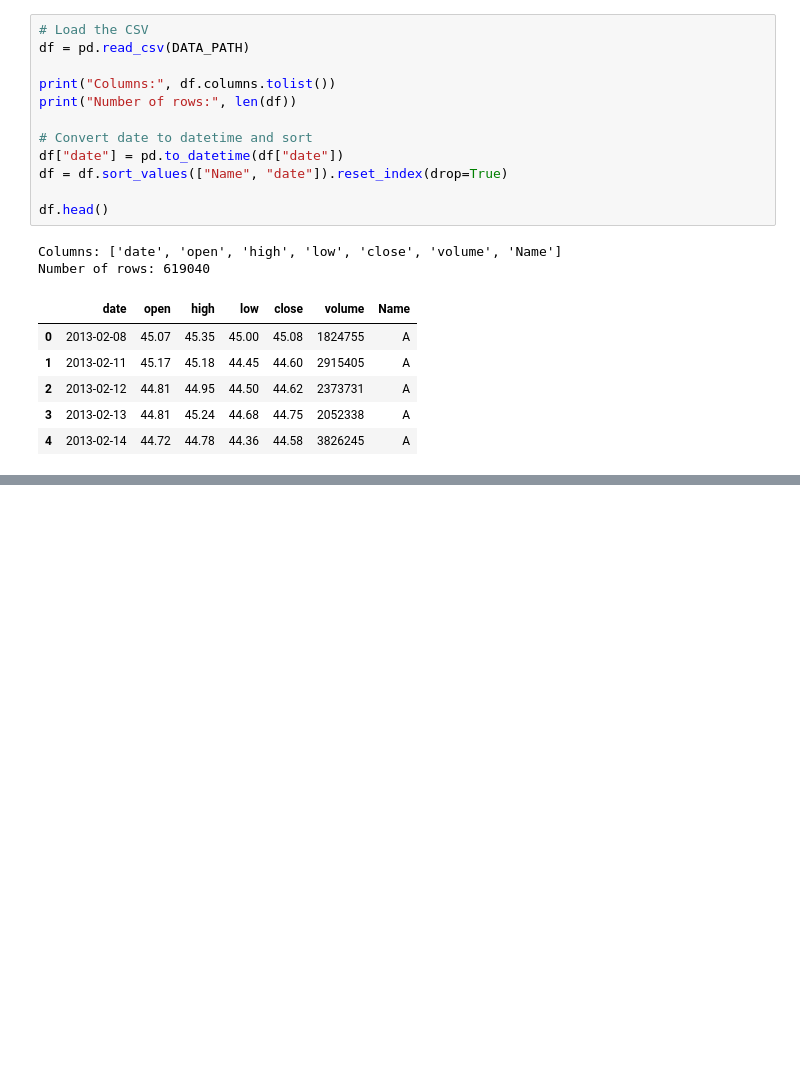
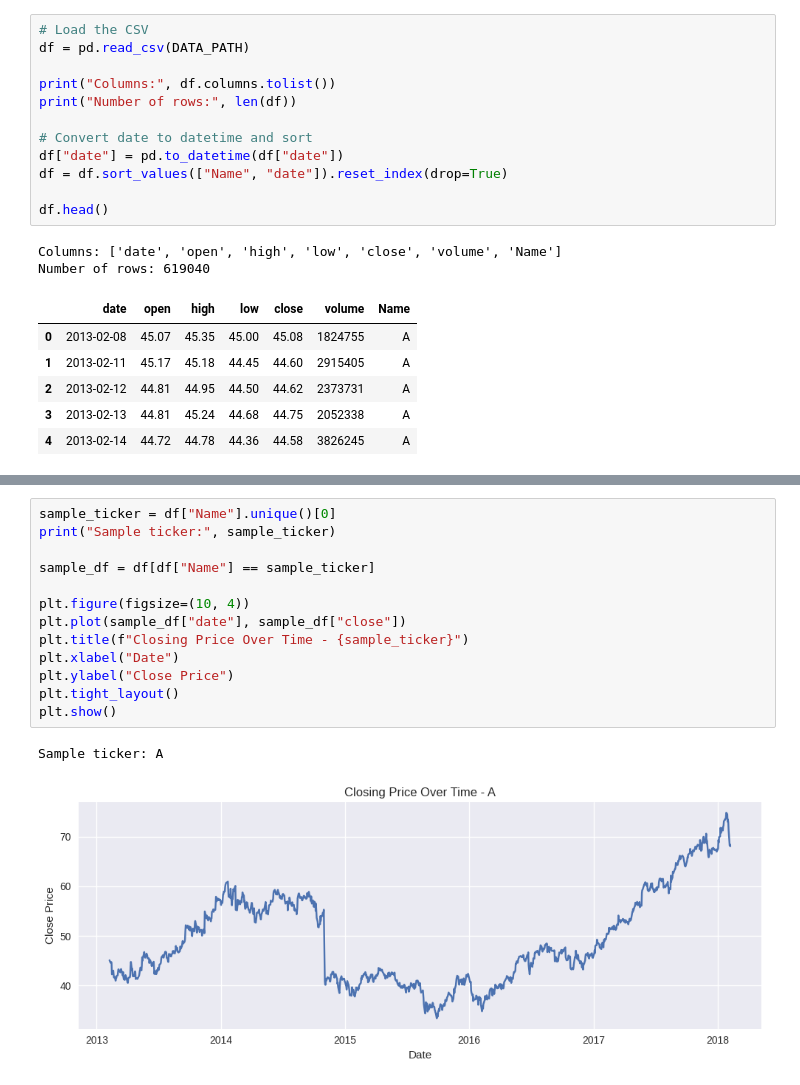
Before and after one commit to tabbott207/3156Final, a Jupyter notebook: notebooks/main.ipynb, the cells around one changed output, grey strips where cells are left out. Cells and saved outputs as stored; diff of their text form; blank space fills up the shorter version.

```diff
--- a/notebooks/main.ipynb
+++ b/notebooks/main.ipynb
@@ -46,0 +74,16 @@ Number of rows: 619040
+# %%
+sample_ticker = df["Name"].unique()[0]
+print("Sample ticker:", sample_ticker)
+
+sample_df = df[df["Name"] == sample_ticker]
+
+plt.figure(figsize=(10, 4))
+plt.plot(sample_df["date"], sample_df["close"])
+plt.title(f"Closing Price Over Time - {sample_ticker}")
+plt.xlabel("Date")
+plt.ylabel("Close Price")
+plt.tight_layout()
+plt.show()
+# %% [output]
+Sample ticker: A
+[figure, added]
```
Also changed, not shown: parts of 2 cells of this notebook.
